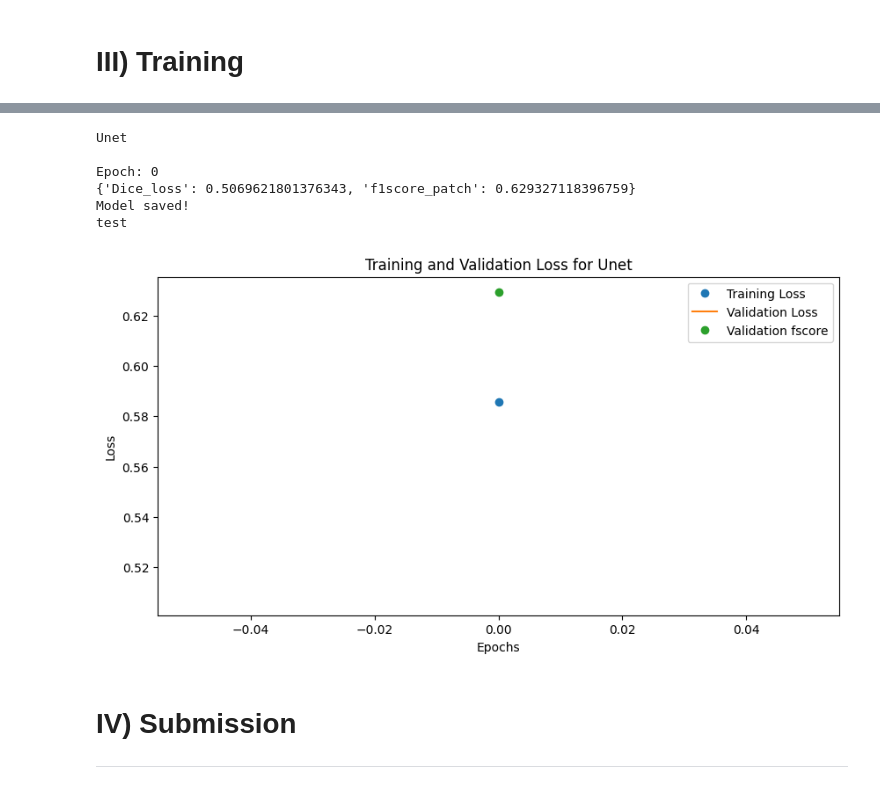
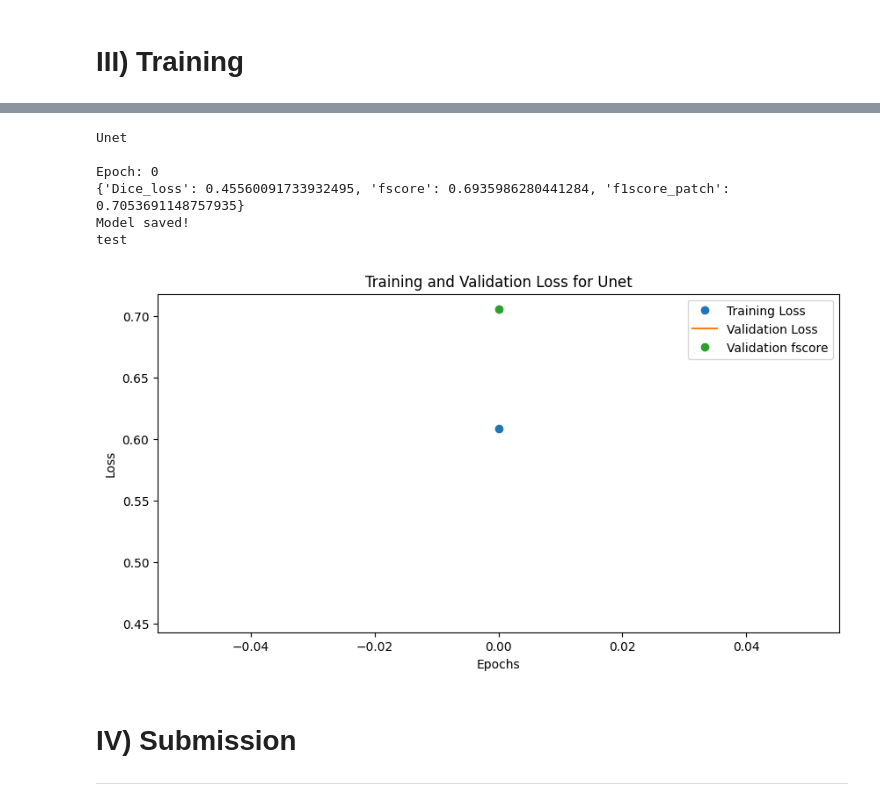
Before and after one commit to TomasVDDC/road-segmentation, a Jupyter notebook: run.ipynb, the cells around one changed output, grey strips where cells are left out. Saved outputs shown, nothing was run; the diff lists cells and outputs as text; code cells hidden in the pictures.

Commit message:
run.ipynb => change to micro instead of micro-imagewise and change metrics

```diff
--- a/run.ipynb
+++ b/run.ipynb
@@ -86,9 +86,9 @@ PARAMS = {
   'MODELS' : ["Unet"], # Available : "Unet","DeepLabV3","FPN", "UnetPlusPlus"
   'ENCODER' : 'resnet34',
   'ENCODER_WEIGHTS' : 'imagenet',
-  'NB_EPOCHS' : 10,
+  'NB_EPOCHS' : 1,
   'ACTIVATION' : 'sigmoid', # could be None for logits or 'softmax2d' for multiclass segmentation,
-  'DATA_AUGMENTATION' : False, #choose whether the data is augmented to 900 images or use original dataset of 100 images,
+  'DATA_AUGMENTATION' : True, #choose whether the data is augmented to 900 images or use original dataset of 100 images,
   'CLASSES' : ['road'],
 }
 # %%
@@ -351,7 +351,7 @@ class F1score_patch(smp.utils.base.Metric):
                         y_gt_patch_tensor[i][0][y//self.patch_size][x//self.patch_size] = 0
 
         tp, fp, fn, tn = smp.metrics.get_stats(y_pr_patch_tensor.to(torch.int), y_gt_patch_tensor.to(torch.int), mode='binary', threshold=self.threshold)
-        f1_score_patch = smp.metrics.f1_score(tp=tp, fp=fp, fn=fn, tn=tn, reduction="micro-imagewise") #reduction="micro" or "micro-imagewise"
+        f1_score_patch = smp.metrics.f1_score(tp=tp, fp=fp, fn=fn, tn=tn, reduction="micro") #reduction="micro" or "micro-imagewise"
 
         return f1_score_patch
 # %%
@@ -540,8 +540,9 @@ if metric_type == "custom":
   metric_name = "custom__fscore"
 elif metric_type == "fscore":
   metrics = [
-        F1score_patch(activation='sigmoid')] #smp_utils.metrics.Fscore()
-  metric_name = "f1score_patch"
+        smp_utils.metrics.Fscore()] #smp_utils.metrics.Fscore(), F1score_patch(activation='sigmoid')
+  metric_name = "fscore"
+  metric_name_val = "f1score_patch"
 # %% [markdown]
 # III) Training
 # %%
@@ -566,7 +569,7 @@ for model,model_name in models:
   valid_epoch = smp.utils.train.ValidEpoch(
       model,
       loss=loss_fn,
-      metrics=[F1score_patch(activation='sigmoid')], #metrics
+      metrics=[smp_utils.metrics.Fscore(), F1score_patch(activation='sigmoid')], #metrics
       device="cuda",
       verbose=True,
   )
@@ -587,38 +590,38 @@ for model,model_name in models:
 
       train_loss_array.append(train_logs[loss_name])
       validation_loss_array.append(valid_logs[loss_name])
-      validation_fscore_array.append(valid_logs[metric_name])
+      validation_fscore_array.append(valid_logs[metric_name_val])
       print(valid_logs)
       # do something (save model, change lr, etc.)
-      if max_score < valid_logs[metric_name]:
-          max_score = valid_logs[metric_name]
+      if max_score < valid_logs[metric_name_val]:
+          max_score = valid_logs[metric_name_val]
           torch.save(model, model_weights_folder + 'best_model_{}.pth'.format(model_name))
           print('Model saved!')
 
       # if i == 25:
           # optimizer.param_groups[0]['lr'] = 1e-5
           # print('Decrease decoder learning rate to 1e-5!')
   epochs = range(0,len(train_loss_array))
 
   save_results(PARAMS,train_loss_array,validation_loss_array,validation_fscore_array)
 
 
   plt.figure(figsize=(10, 5))
   plt.plot(epochs, train_loss_array,"o", label='Training Loss')
   plt.plot(epochs, validation_loss_array,  label='Validation Loss')
   plt.plot(epochs, validation_fscore_array, "o" ,  label='Validation fscore')
   plt.title('Training and Validation Loss for {}'.format(model_name))
   plt.xlabel('Epochs')
   plt.ylabel('Loss')
   plt.legend()
 # %% [output]
 Unet
 
 Epoch: 0
-{'Dice_loss': 0.5069621801376343, 'f1score_patch': 0.629327118396759}
+{'Dice_loss': 0.45560091733932495, 'fscore': 0.6935986280441284, 'f1score_patch': 0.7053691148757935}
 Model saved!
 test
-[figure, old version]
+[figure, new version]
 # %% [markdown]
 # IV) Submission
 
```
Also changed, not shown: parts of 3 cells of this notebook.
